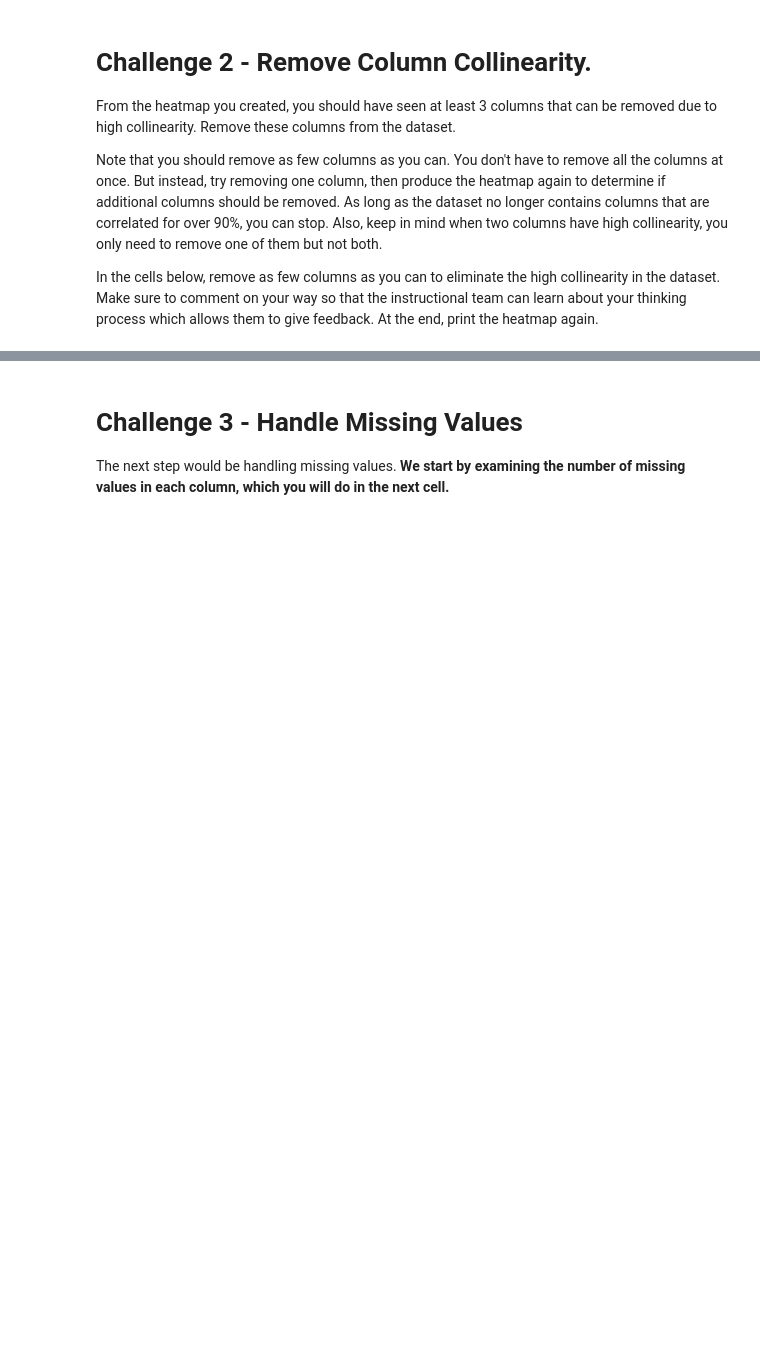
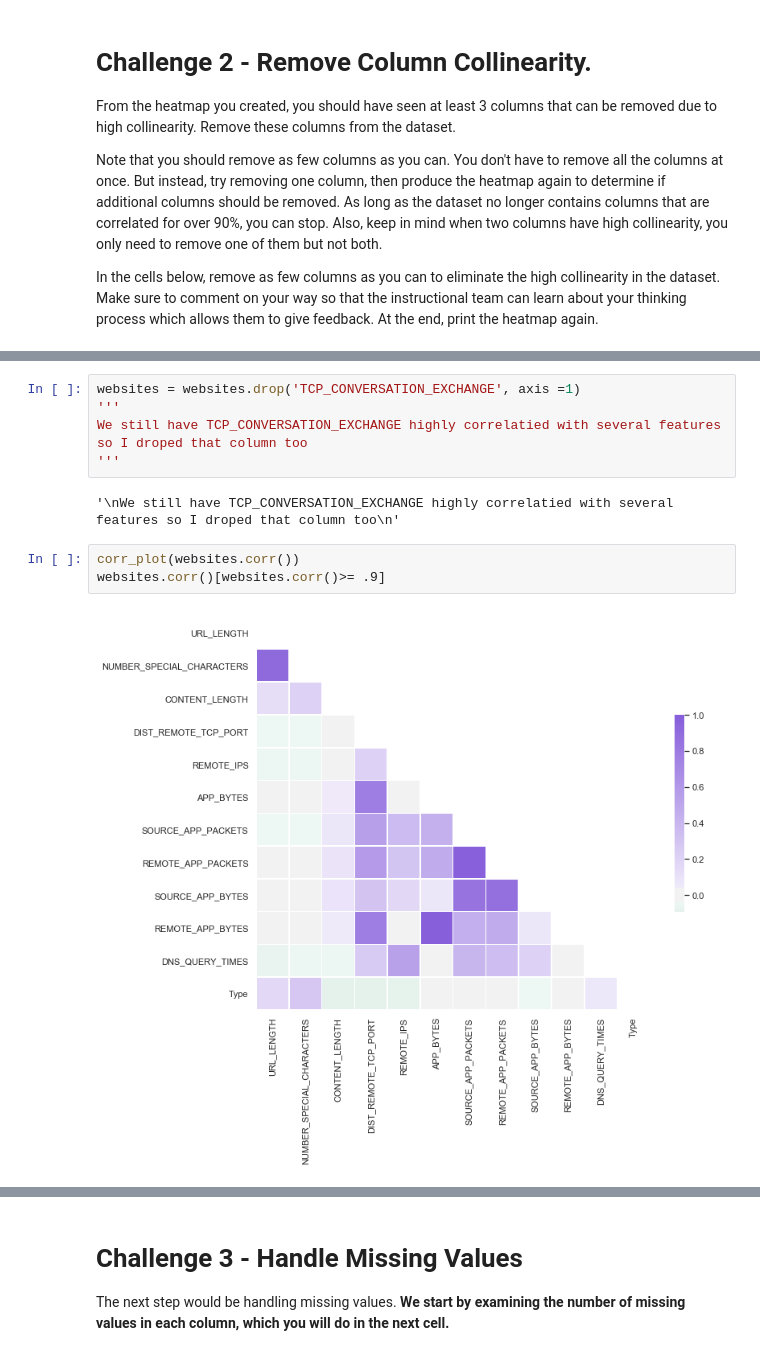
Before and after one commit to ta-data-lis/lab-supervised-learning, a Jupyter notebook: your-code/main.ipynb, the cells around one changed output, grey strips where cells are left out. Cells and saved outputs as stored; diff of their text form; blank space fills up the shorter version.

```diff
--- a/your-code/main.ipynb
+++ b/your-code/main.ipynb
@@ -70,0 +202,12 @@ In the cells below, remove as few columns as you can to eliminate the high colli
+# %%
+websites = websites.drop('TCP_CONVERSATION_EXCHANGE', axis =1)
+'''
+We still have TCP_CONVERSATION_EXCHANGE highly correlatied with several features so I droped that column too
+'''
+# %% [output]
+'\nWe still have TCP_CONVERSATION_EXCHANGE highly correlatied with several features so I droped that column too\n'
+# %%
+corr_plot(websites.corr())
+websites.corr()[websites.corr()>= .9]
+# %% [output]
+[figure, added]
```
Also changed, not shown: parts of 93 cells of this notebook.
